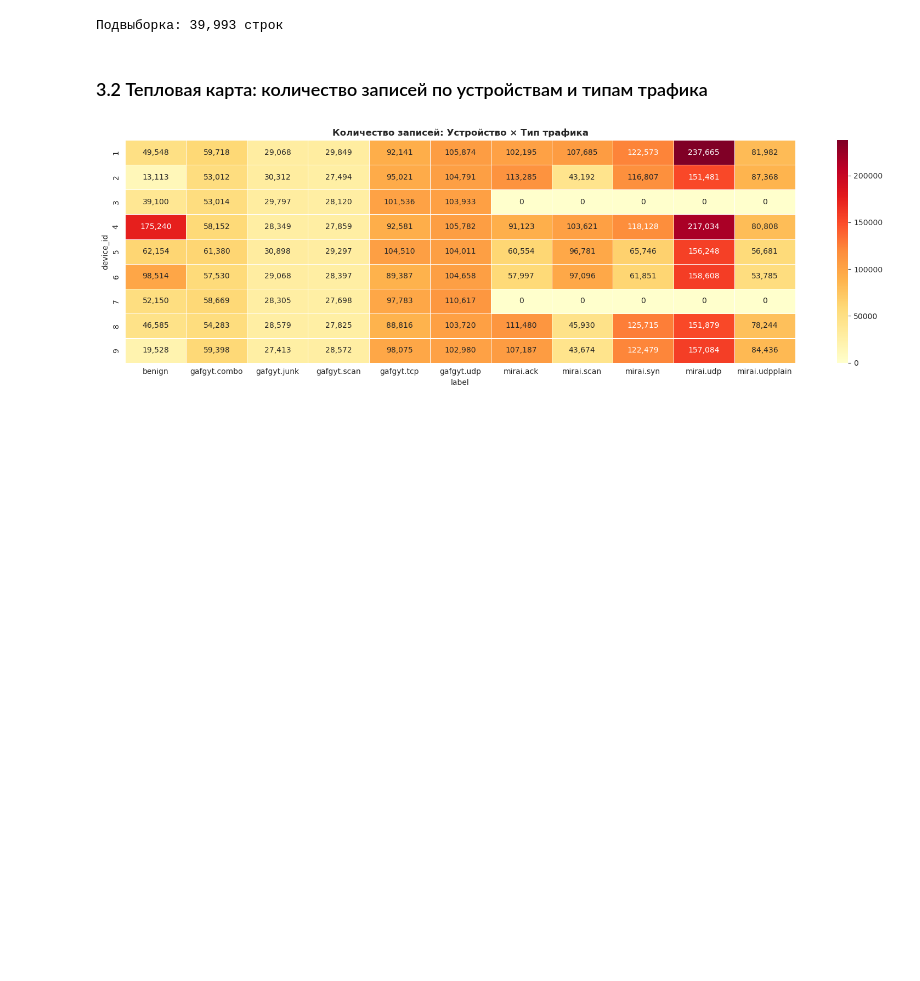
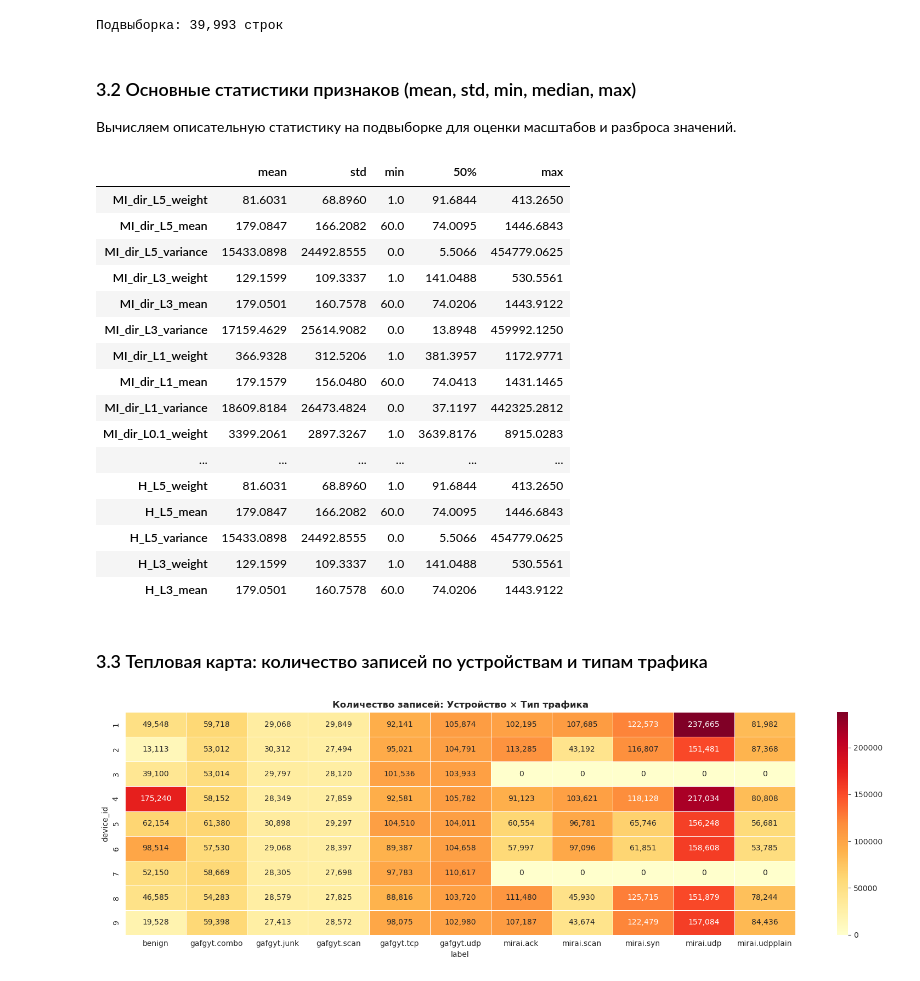
Before and after one commit to Vector513/BigData-LETI, a Jupyter notebook: botnet-attacks/benign_analysis.ipynb, the cells around one changed output. Cells and saved outputs as stored; diff of their text form; code cells hidden in the pictures; blank space fills up the shorter version.

```diff
--- a/botnet-attacks/benign_analysis.ipynb
+++ b/botnet-attacks/benign_analysis.ipynb
@@ -118,8 +129,32 @@ del sample_dfs; gc.collect()
 print(f"Подвыборка: {len(df_sample):,} строк")
 # %% [output]
 Подвыборка: 39,993 строк
+# %% [markdown]
+### 3.2 Основные статистики признаков (mean, std, min, median, max)
+
+Вычисляем описательную статистику на подвыборке для оценки масштабов и разброса значений.
+# %%
+df_sample[feature_cols].describe().T[['mean', 'std', 'min', '50%', 'max']].round(4).head(20)
+# %% [output]
+|  | mean | std | min | 50% | max |
+| MI_dir_L5_weight | 81.6031 | 68.8960 | 1.0 | 91.6844 | 413.2650 |
+| MI_dir_L5_mean | 179.0847 | 166.2082 | 60.0 | 74.0095 | 1446.6843 |
+| MI_dir_L5_variance | 15433.0898 | 24492.8555 | 0.0 | 5.5066 | 454779.0625 |
+| MI_dir_L3_weight | 129.1599 | 109.3337 | 1.0 | 141.0488 | 530.5561 |
+| MI_dir_L3_mean | 179.0501 | 160.7578 | 60.0 | 74.0206 | 1443.9122 |
+| MI_dir_L3_variance | 17159.4629 | 25614.9082 | 0.0 | 13.8948 | 459992.1250 |
+| MI_dir_L1_weight | 366.9328 | 312.5206 | 1.0 | 381.3957 | 1172.9771 |
+| MI_dir_L1_mean | 179.1579 | 156.0480 | 60.0 | 74.0413 | 1431.1465 |
+| MI_dir_L1_variance | 18609.8184 | 26473.4824 | 0.0 | 37.1197 | 442325.2812 |
+| MI_dir_L0.1_weight | 3399.2061 | 2897.3267 | 1.0 | 3639.8176 | 8915.0283 |
+| ... | ... | ... | ... | ... | ... |
+| H_L5_weight | 81.6031 | 68.8960 | 1.0 | 91.6844 | 413.2650 |
+| H_L5_mean | 179.0847 | 166.2082 | 60.0 | 74.0095 | 1446.6843 |
+| H_L5_variance | 15433.0898 | 24492.8555 | 0.0 | 5.5066 | 454779.0625 |
+| H_L3_weight | 129.1599 | 109.3337 | 1.0 | 141.0488 | 530.5561 |
+| H_L3_mean | 179.0501 | 160.7578 | 60.0 | 74.0206 | 1443.9122 |
 # %% [markdown]
-### 3.2 Тепловая карта: количество записей по устройствам и типам трафика
+### 3.3 Тепловая карта: количество записей по устройствам и типам трафика
 # %%
 pivot = df.groupby(['device_id', 'label']).size().unstack(fill_value=0)
 fig, ax = plt.subplots(figsize=(16, 5))
```
Also changed, not shown: parts of 12 cells of this notebook.
